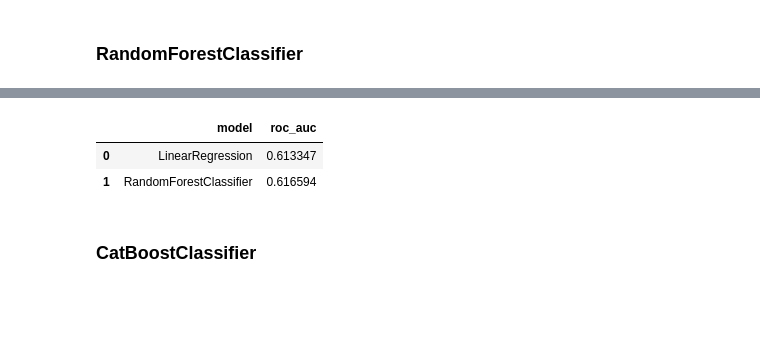
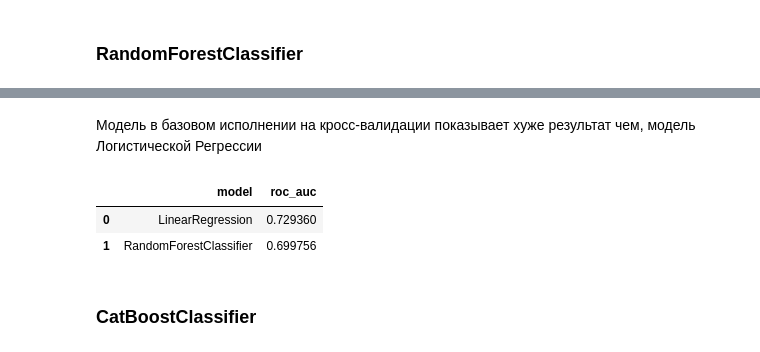
Before and after one commit to NikolaiUsov/credit_scoring, a Jupyter notebook: EDA.ipynb, the cells around one changed output, grey strips where cells are left out. Drawn from its saved outputs; the diff is of its cells as text; code cells hidden in the pictures; blank space fills up the shorter version.

```diff
--- a/EDA.ipynb
+++ b/EDA.ipynb
@@ -340,0 +402,10 @@ results
+# %%
+gs_lr = GridSearchCV(
+    pipe_lr_1,
+    param_grid_lr,
+    cv=StratifiedKFold(),
+    n_jobs=-1,
+    error_score='raise',
+    scoring='roc_auc')
+
+gs_lr.fit(X_train, y_train)
@@ -341,21 +436,14 @@ results
 # %% [markdown]
 ### RandomForestClassifier
 # %%
-clf_rf = RandomForestClassifier(class_weight="balanced", random_state=RANDOM_STATE)
+pipe_rf= Pipeline(
+    [
+        ('preprocessor', data_preprocessor),
+        ('models', RandomForestClassifier(class_weight="balanced", random_state=RANDOM_STATE)) # Целевой признак несбалансирован, поэтом добавляем гиперпараметр class_weight="balanced"
+    ]
+)
+cross_val_score(pipe_rf, X_train, y_train, cv=StratifiedKFold(), scoring='roc_auc').mean()
 
-params = {
-    "max_features": optuna.distributions.CategoricalDistribution(["sqrt", "log2", None]),
-    "n_estimators" : optuna.distributions.IntDistribution(20, 300, step=20),
-    "max_depth" : optuna.distributions.IntDistribution(1, 20, step=1),
-    "min_samples_split" : optuna.distributions.IntDistribution(2, 20),
-    "min_samples_leaf" : optuna.distributions.IntDistribution(1, 20)
-}
-
-optuna_search = optuna.integration.OptunaSearchCV(clf_rf,
-                                                  params,
-                                                  scoring='roc_auc',
-                                                  cv=StratifiedKFold(),
-                                                  n_trials=100,
-                                                  n_jobs=-1,
-                                                  verbose=0,
-                                                  random_state=RANDOM_STATE)
+# print(f'Метрика roc_auc на трейне: {roc_auc_score(y_train, pipe_rf.predict_proba(X_train)[:, 1])}')
+# print(f'Метрика precision на трейне: {precision_score(y_train, pipe_rf.predict(X_train))}')
+# print(f'Метрика recall на трейне: {recall_score(y_train, pipe_rf.predict(X_train))}')
@@ -362,3 +451,0 @@ optuna_search = optuna.integration.OptunaSearchCV(clf_rf,
-# %%
-%%time
-optuna_search.fit(X_train_pre, y_train)
@@ -406,0 +452,2 @@ optuna_search.best_params_
+# %%
+pipe_rf.fit(X_train, y_train)
@@ -407,11 +481,13 @@ optuna_search.best_params_
+# %% [markdown]
+Модель в базовом исполнении на кросс-валидации показывает хуже результат чем, модель Логистической Регрессии
 # %%
 results.loc[len(results)] = ['RandomForestClassifier',
-                             optuna_search.best_score_]
+                             cross_val_score(pipe_rf, X_train, y_train, cv=StratifiedKFold(), scoring='roc_auc').mean()]
 results
 # %% [output]
 |  | model | roc_auc |
-| 0 | LinearRegression | 0.613347 |
-| 1 | RandomForestClassifier | 0.616594 |
+| 0 | LinearRegression | 0.729360 |
+| 1 | RandomForestClassifier | 0.699756 |
 # %% [markdown]
 ### CatBoostClassifier
 # %%
```
Also changed, not shown: parts of 90 cells of this notebook, 4 other files.
